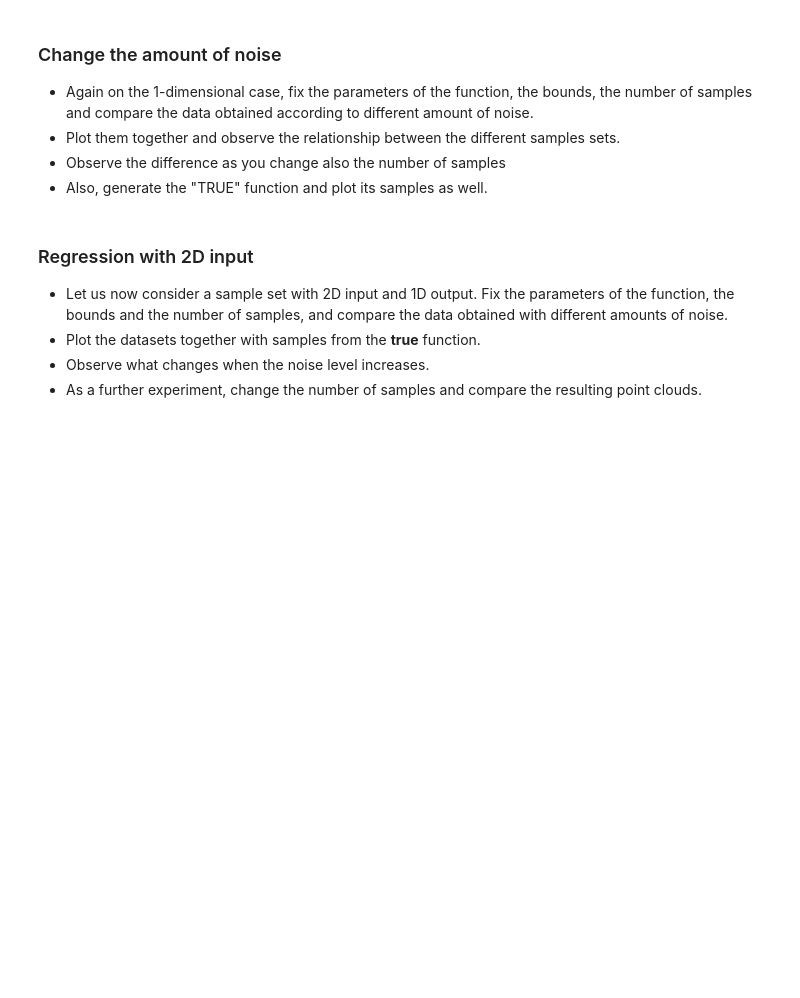
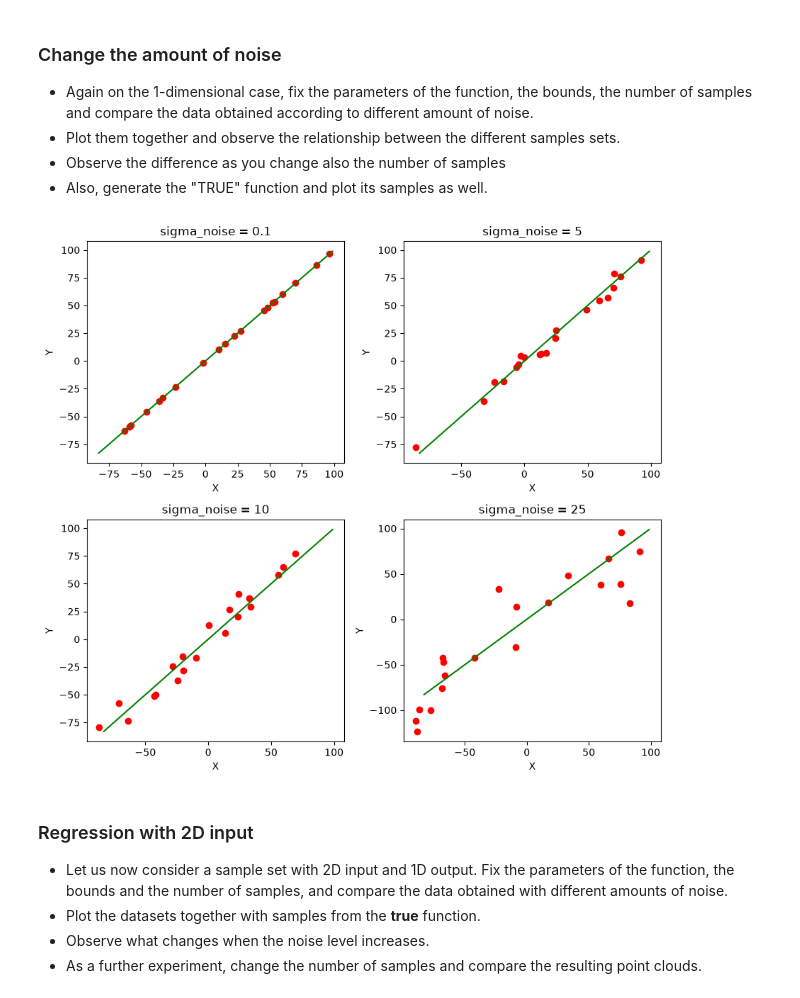
Before and after one commit to GulimSagi/CM_DAAI, a Jupyter notebook: 00_DataGeneration.ipynb, the cells around one changed output. Saved outputs shown, nothing was run; the diff lists cells and outputs as text; code cells hidden in the pictures; blank space fills up the shorter version.

```diff
--- a/00_DataGeneration.ipynb
+++ b/00_DataGeneration.ipynb
@@ -126,38 +141,40 @@ plt.show()
 - Observe the difference as you change also the number of samples
 - Also, generate the "TRUE" function and plot its samples as well.
 # %%
-n = 100
+n = 10
 D = 1
 w = np.array([1])
 
 low_D = np.array([-100])
 high_D = np.array([100])
 
 # Compute samples from the true function.
-Xtrue, Ytrue = linearRegrFunction(300, D, low_D, high_D, w, 0)
+Xtrue, Ytrue = linearRegrFunction(30, D, low_D, high_D, w, 0)
 order = np.argsort(Xtrue[:, 0])
 
 # Compare four different noise levels.
 fig = plt.figure(figsize=(9, 8))
 axes = [fig.add_subplot(2, 2, i + 1) for i in range(4)]
 noise_levels = [0.1, 5, 10, 25]
 
 for ax, sigma in zip(axes, noise_levels):
     # TODO 1: generate n samples with the current value of sigma.
-    Xd, Yd = ...
+    Xd, Yd = linearRegrFunction(20,D,low_d,high_d,w,sigma)
 
     # TODO 2: plot the true function and the noisy samples on the same axes.
-    # ax.plot(...)
-    # ax.scatter(...)
+    ax.plot(Xtrue[order],Ytrue[order],label='Xtrue',c='green')
+    ax.scatter(Xd,Yd, label='XDYD', c='red')
 
     ax.set_title(f'sigma_noise = {sigma}')
     ax.set_xlabel('X')
     ax.set_ylabel('Y')
 
 fig.tight_layout()
 
 # FURTHER EXPERIMENT: repeat with a smaller and a larger value of n.
 # Which visual effect is due to noise, and which one is due to sample size?
+# %% [output]
+[figure, added]
 # %% [markdown]
 ### Regression with 2D input
 
```
Also changed, not shown: parts of 3 cells of this notebook.
